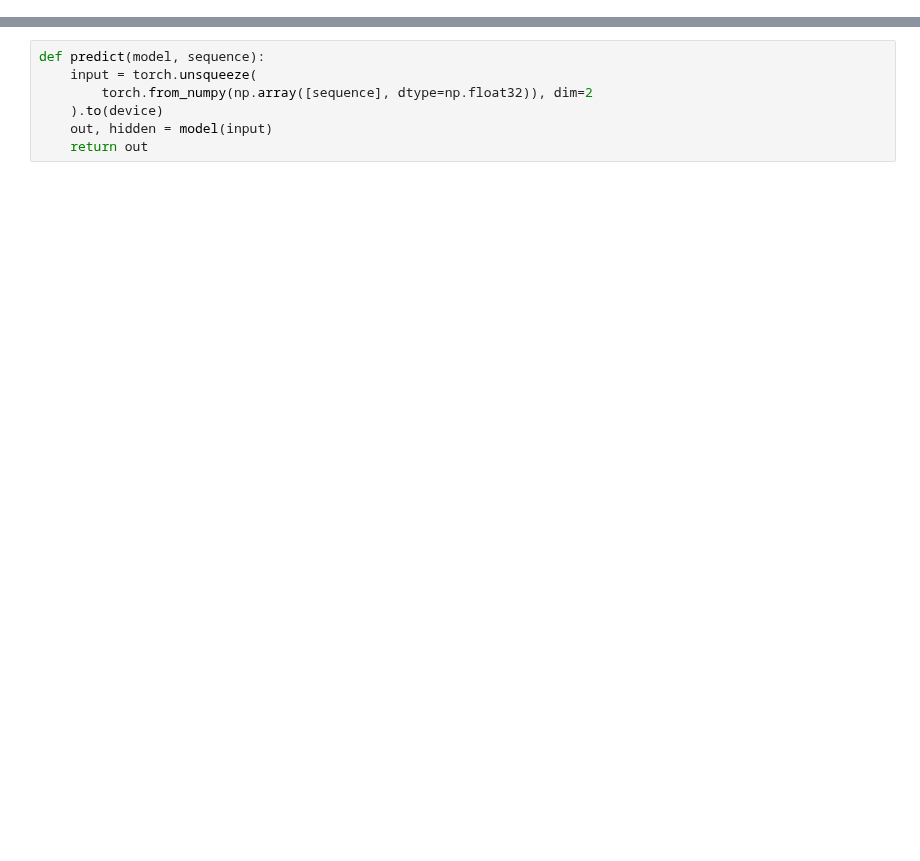
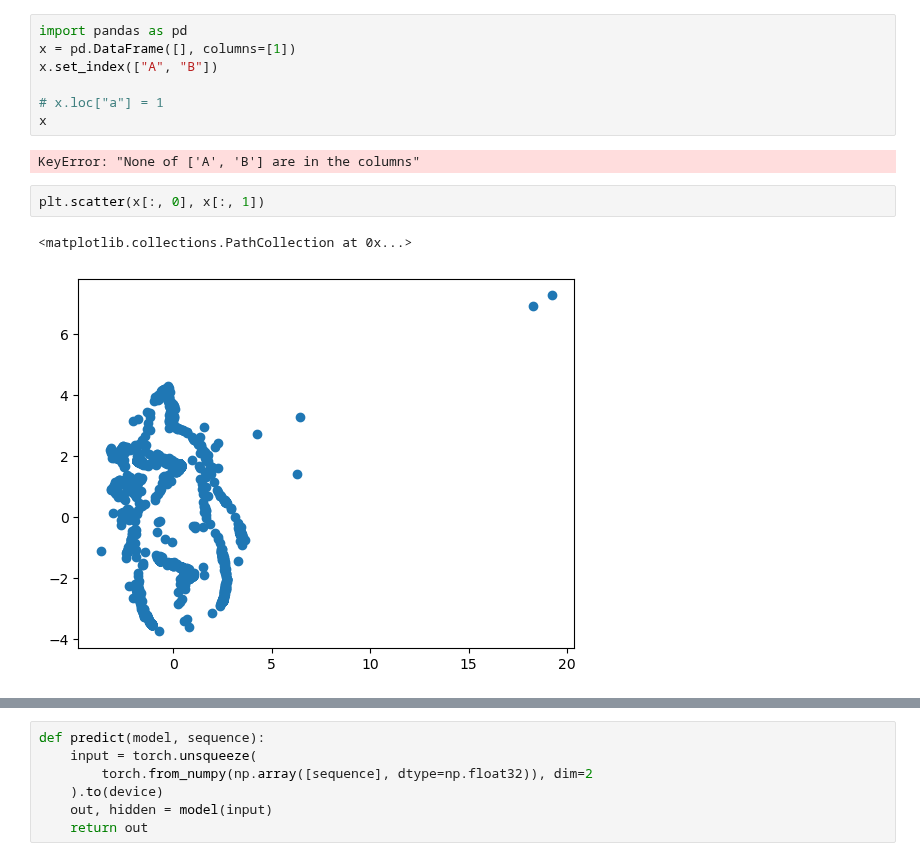
Before and after one commit to loekvanrossem/rnn_structure, a Jupyter notebook: main.ipynb, the cells around one changed output, grey strips where cells are left out. Drawn from its saved outputs; the diff is of its cells as text; blank space fills up the shorter version.

```diff
--- a/main.ipynb
+++ b/main.ipynb
@@ -112,3 +97,17 @@ Epoch: 3000/3000............. Loss: 0.00000 Validation Loss: 0.39008
+# %%
+import pandas as pd
+x = pd.DataFrame([], columns=[1])
+x.set_index(["A", "B"])
+
+# x.loc["a"] = 1
+x
+# %% [output]
+KeyError: "None of ['A', 'B'] are in the columns"
+# %%
+plt.scatter(x[:, 0], x[:, 1])
+# %% [output]
+<matplotlib.collections.PathCollection at 0x...>
+[figure, added]
 # %%
 ## Plot training and validation loss during training
 skip = 0
```
Also changed, not shown: parts of 13 cells of this notebook, 2 other files.
